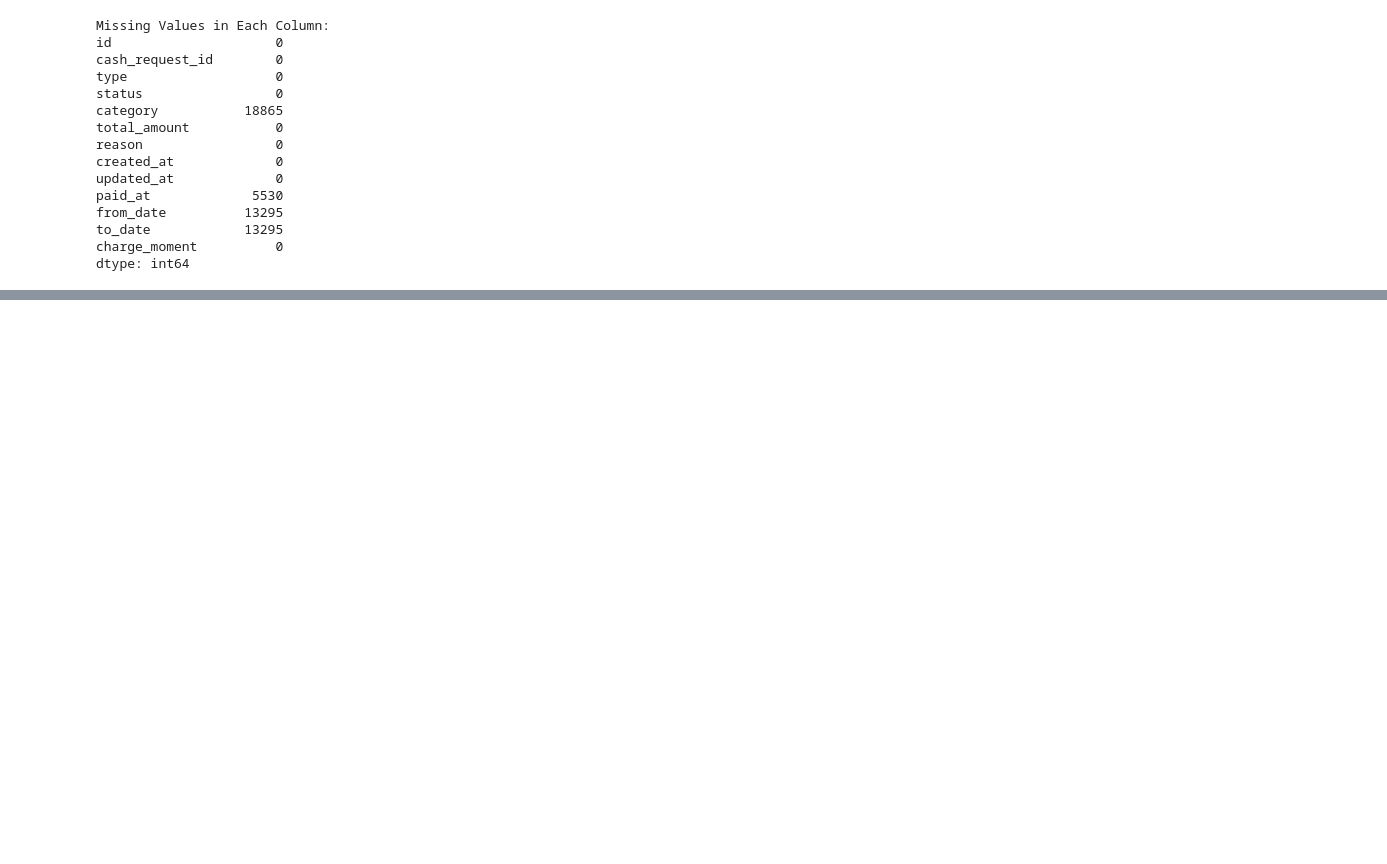
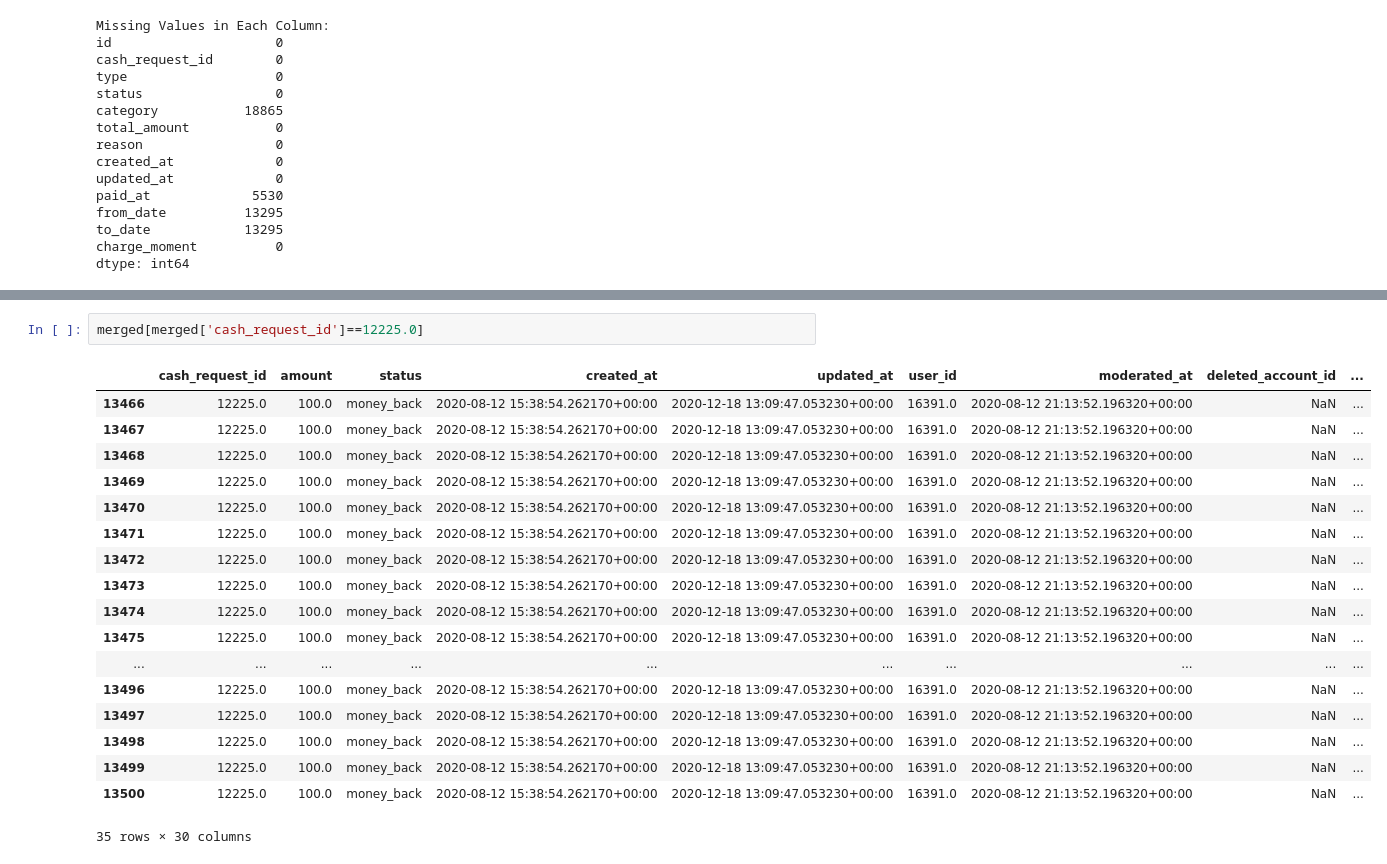
Before and after one commit to DataScience-UOC-projects/monayvi, a Jupyter notebook: notebooks/pre-procesamiento-merge.ipynb, the cells around one changed output, grey strips where cells are left out. Saved outputs shown, nothing was run; the diff lists cells and outputs as text; blank space fills up the shorter version.

```diff
--- a/notebooks/pre-procesamiento-merge.ipynb
+++ b/notebooks/pre-procesamiento-merge.ipynb
@@ -78,0 +148,21 @@ merged = pd.merge(cash, fees_prefixed, left_on='cash_request_id', right_on='fee_
+# %%
+merged[merged['cash_request_id']==12225.0]
+# %% [output]
+|  | cash_request_id | amount | status | created_at | updated_at | user_id | moderated_at | deleted_account_id | ... |
+| 13466 | 12225.0 | 100.0 | money_back | 2020-08-12 15:38:54.262170+00:00 | 2020-12-18 13:09:47.053230+00:00 | 16391.0 | 2020-08-12 21:13:52.196320+00:00 | NaN | ... |
+| 13467 | 12225.0 | 100.0 | money_back | 2020-08-12 15:38:54.262170+00:00 | 2020-12-18 13:09:47.053230+00:00 | 16391.0 | 2020-08-12 21:13:52.196320+00:00 | NaN | ... |
+| 13468 | 12225.0 | 100.0 | money_back | 2020-08-12 15:38:54.262170+00:00 | 2020-12-18 13:09:47.053230+00:00 | 16391.0 | 2020-08-12 21:13:52.196320+00:00 | NaN | ... |
+| 13469 | 12225.0 | 100.0 | money_back | 2020-08-12 15:38:54.262170+00:00 | 2020-12-18 13:09:47.053230+00:00 | 16391.0 | 2020-08-12 21:13:52.196320+00:00 | NaN | ... |
+| 13470 | 12225.0 | 100.0 | money_back | 2020-08-12 15:38:54.262170+00:00 | 2020-12-18 13:09:47.053230+00:00 | 16391.0 | 2020-08-12 21:13:52.196320+00:00 | NaN | ... |
+| 13471 | 12225.0 | 100.0 | money_back | 2020-08-12 15:38:54.262170+00:00 | 2020-12-18 13:09:47.053230+00:00 | 16391.0 | 2020-08-12 21:13:52.196320+00:00 | NaN | ... |
+| 13472 | 12225.0 | 100.0 | money_back | 2020-08-12 15:38:54.262170+00:00 | 2020-12-18 13:09:47.053230+00:00 | 16391.0 | 2020-08-12 21:13:52.196320+00:00 | NaN | ... |
+| 13473 | 12225.0 | 100.0 | money_back | 2020-08-12 15:38:54.262170+00:00 | 2020-12-18 13:09:47.053230+00:00 | 16391.0 | 2020-08-12 21:13:52.196320+00:00 | NaN | ... |
+| 13474 | 12225.0 | 100.0 | money_back | 2020-08-12 15:38:54.262170+00:00 | 2020-12-18 13:09:47.053230+00:00 | 16391.0 | 2020-08-12 21:13:52.196320+00:00 | NaN | ... |
+| 13475 | 12225.0 | 100.0 | money_back | 2020-08-12 15:38:54.262170+00:00 | 2020-12-18 13:09:47.053230+00:00 | 16391.0 | 2020-08-12 21:13:52.196320+00:00 | NaN | ... |
+| ... | ... | ... | ... | ... | ... | ... | ... | ... | ... |
+| 13496 | 12225.0 | 100.0 | money_back | 2020-08-12 15:38:54.262170+00:00 | 2020-12-18 13:09:47.053230+00:00 | 16391.0 | 2020-08-12 21:13:52.196320+00:00 | NaN | ... |
+| 13497 | 12225.0 | 100.0 | money_back | 2020-08-12 15:38:54.262170+00:00 | 2020-12-18 13:09:47.053230+00:00 | 16391.0 | 2020-08-12 21:13:52.196320+00:00 | NaN | ... |
+| 13498 | 12225.0 | 100.0 | money_back | 2020-08-12 15:38:54.262170+00:00 | 2020-12-18 13:09:47.053230+00:00 | 16391.0 | 2020-08-12 21:13:52.196320+00:00 | NaN | ... |
+| 13499 | 12225.0 | 100.0 | money_back | 2020-08-12 15:38:54.262170+00:00 | 2020-12-18 13:09:47.053230+00:00 | 16391.0 | 2020-08-12 21:13:52.196320+00:00 | NaN | ... |
+| 13500 | 12225.0 | 100.0 | money_back | 2020-08-12 15:38:54.262170+00:00 | 2020-12-18 13:09:47.053230+00:00 | 16391.0 | 2020-08-12 21:13:52.196320+00:00 | NaN | ... |
+35 rows × 30 columns
```
Also changed, not shown: parts of 6 cells of this notebook, 1 other file.
